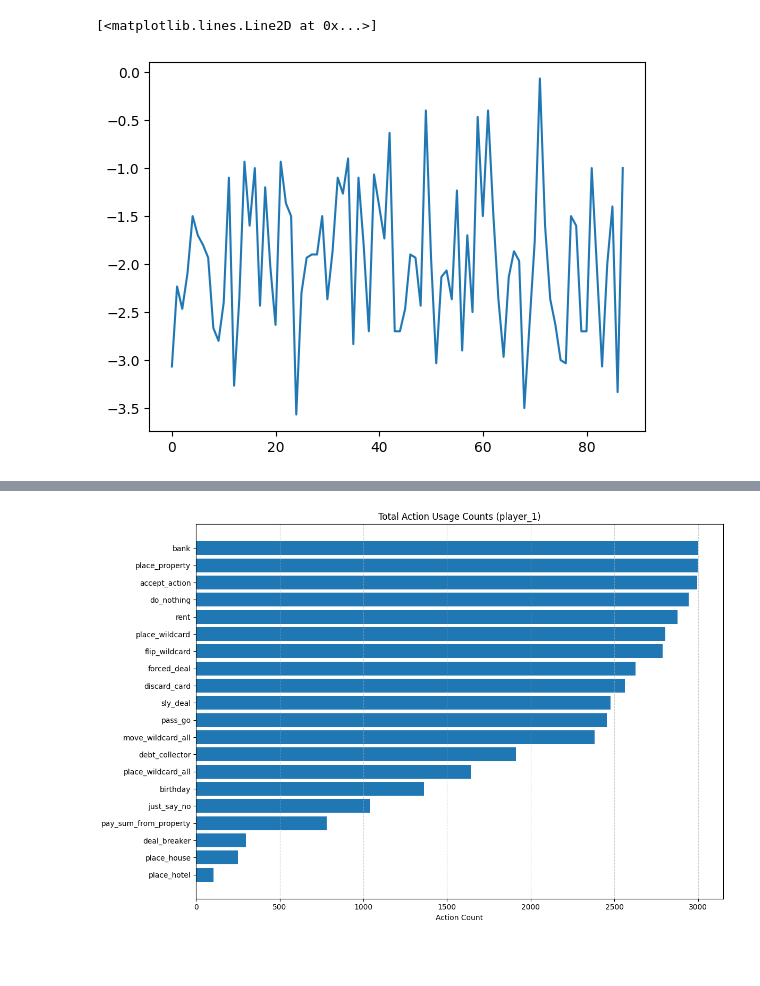
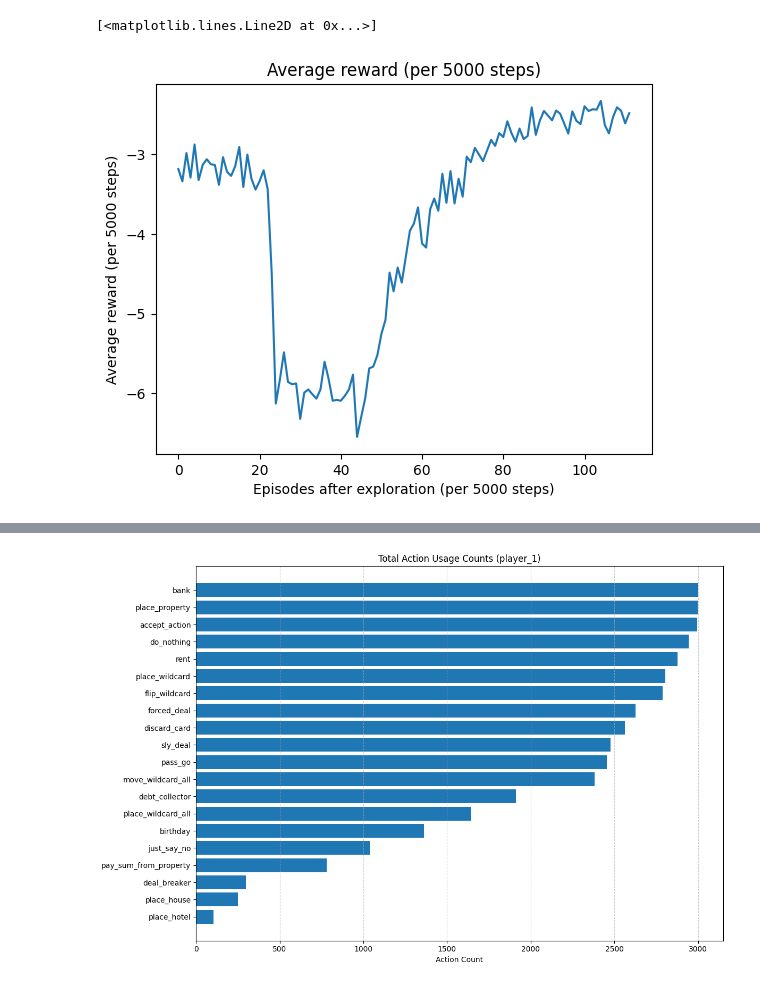
Before and after one commit to mikequ1/MultiagentRL, a Jupyter notebook: Monopoly_Go/dqn.ipynb, the cells around one changed output, grey strips where cells are left out. Saved outputs shown, nothing was run; the diff lists cells and outputs as text; code cells hidden in the pictures; blank space fills up the shorter version.

```diff
--- a/Monopoly_Go/dqn.ipynb
+++ b/Monopoly_Go/dqn.ipynb
@@ -43,7 +44,10 @@ winners = [0, 0, 0]
 total_action_counts = {"player_0": defaultdict(int),
                        "player_1": defaultdict(int),
                        "player_2": defaultdict(int)}
-completed_episodes = 0
+total_action_avails = {"player_0": defaultdict(int),
+                       "player_1": defaultdict(int),
+                       "player_2": defaultdict(int)}
+
 losses = []
 average_losses = []
 wins = 0
@@ -51,12 +55,16 @@ win_rates = []
 rewards = []
 average_rewards = []
 terminated = [False] * 3
+exploration_eps = 3000
 for ep in range(num_episodes):
     env = monopoly_go_v0.env(render_mode="human")
     env.reset()
     last_obs = {}
-    if ep == 5000:
-        env.shaped = False
+    if ep < exploration_eps//2:
+        env.all_bankable = False
+    else:
+        env.all_bankable = True
+    env.shaped = True
 
     while True:
         agent = env.agent_selection
@@ -70,6 +78,7 @@ for ep in range(num_episodes):
             # ε-greedy policy
             if np.random.rand() < epsilon:
                 action = env.action_space(agent).sample(info["action_mask"])
+                action_mask = info["action_mask"]
             else:
                 with torch.no_grad():
                     obs_tensor = torch.tensor(obs, dtype=torch.float32).unsqueeze(0).to(device)
@@ -90,28 +99,30 @@ for ep in range(num_episodes):
         if agent == agent_to_train:
             next_obs, r, done_flag, _, _ = env.last()
             rewards.append(r)
-            if len(rewards) == 3000:
+            if len(rewards) == 5000:
                 average_rewards.append(np.mean(rewards))
                 rewards = []
             buffer.add((last_obs[agent], last_action, r, next_obs, done_flag))
 
         if all(terminated):
             terminated = [False] * 3
-            completed_episodes += 1
             break
 
-    if env.winner >= 0:
+    if env.winner >= 0 and ep >= exploration_eps:
         if env.winner == 0:
             wins += 1
         winners[env.winner] += 1
 
-    if ep and ep % 200 == 0:
-        win_rates.append(wins/200)
+    if ep and ep % 100 == 0 and ep >= exploration_eps:
+        win_rates.append(wins/100)
         wins = 0
 
-    for agent in env.action_counts:
-        for action in env.action_counts[agent]:
-            total_action_counts[agent][action] += 1
+    if ep >= exploration_eps:
+        for agent in env.action_counts:
+            for action in env.action_counts[agent]:
+                total_action_counts[agent][action] += env.action_counts[agent][action]
+            for action in env.action_availabilities[agent]:
+                total_action_avails[agent][action] += env.action_availabilities[agent][action]
 
     # Training step
     if len(buffer.buffer) >= batch_size:
@@ -129,7 +140,7 @@ for ep in range(num_episodes):
 
         loss = F.mse_loss(q_vals, target)
         losses.append(loss.item())
-        if len(losses) == 50:
+        if len(losses) == 100:
             average_losses.append(np.mean(losses))
             losses = []
         optimizer.zero_grad()
@@ -137,7 +148,7 @@ for ep in range(num_episodes):
         optimizer.step()
 
     # Decay epsilon
-    if ep >= 5000:
+    if ep >= exploration_eps:
         epsilon = max(epsilon_min, epsilon * epsilon_decay)
 
     # Update target network
@@ -148,6 +159,8 @@ for ep in range(num_episodes):
         print(f"Episode {ep} done. ε={epsilon:.3f}")
         if win_rates:
             print(f"Latest win rate: {win_rates[-1]}")
-        print(f"Latest average reward: {average_rewards[-1]}")
-        print(f"Latest average loss: {average_losses[-1]}")
+        if average_rewards:
+            print(f"Latest average reward: {average_rewards[-1]}")
+        if average_losses:
+            print(f"Latest average loss: {average_losses[-1]}")
 # %% [output]
@@ -188,5 +201,8 @@ plt.plot(win_rates)
 # %%
+plt.xlabel("Episodes after exploration (per 5000 steps)")
+plt.ylabel("Average reward (per 5000 steps)")
+plt.title("Average reward (per 5000 steps)")
 plt.plot(average_rewards)
 # %% [output]
 [<matplotlib.lines.Line2D at 0x...>]
-[figure, old version]
+[figure, new version]
```
Also changed, not shown: parts of 10 cells of this notebook, 8 other files.
